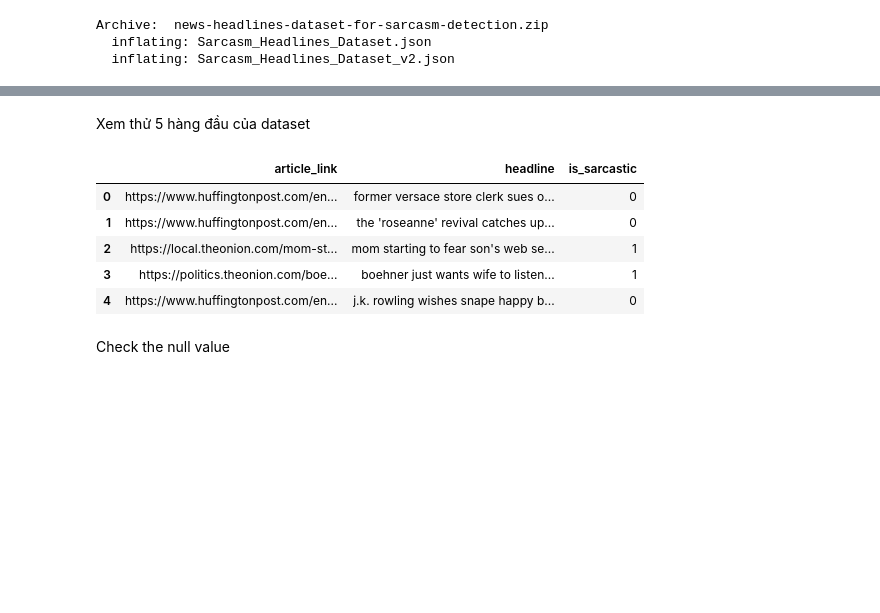
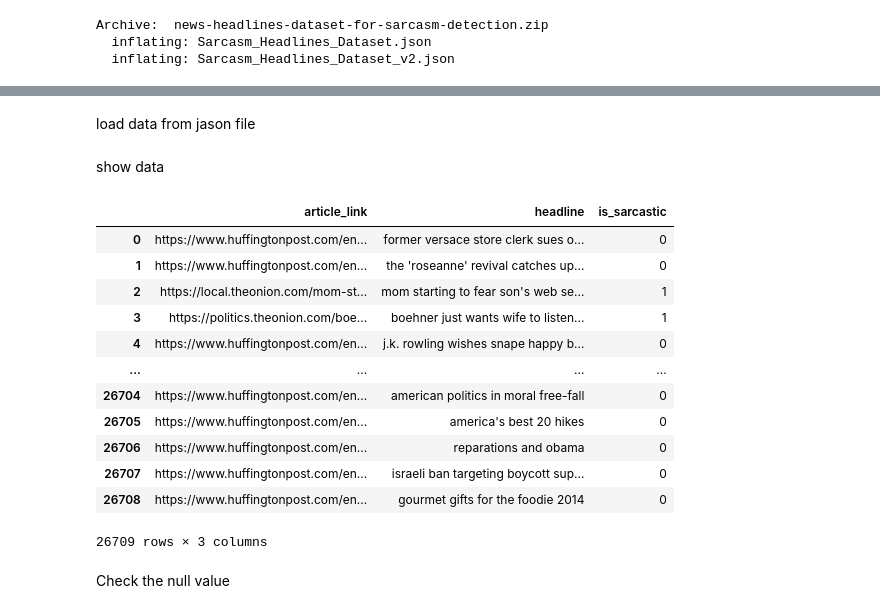
Before and after one commit to dangcaptkd/CS114.K21-, a Jupyter notebook: sarcasm_detection.ipynb, the cells around one changed output, grey strips where cells are left out. Saved outputs shown, nothing was run; the diff lists cells and outputs as text; code cells hidden in the pictures; blank space fills up the shorter version.

```diff
--- a/sarcasm_detection.ipynb
+++ b/sarcasm_detection.ipynb
@@ -35 +39,3 @@ from nltk.stem.porter import PorterStemmer
+# %% [markdown]
+load data from jason file
 # %%
@@ -37,15 +42,22 @@ from nltk.stem.porter import PorterStemmer
 data = pd.read_json('Sarcasm_Headlines_Dataset.json', lines = True)
-# %% [markdown]
-Xem thử 5 hàng đầu của dataset
+# %% [markdown]
+show data
 # %%
-data.head()
+data
 # %% [output]
 |  | article_link | headline | is_sarcastic |
 | 0 | https://www.huffingtonpost.com/en... | former versace store clerk sues o... | 0 |
 | 1 | https://www.huffingtonpost.com/en... | the 'roseanne' revival catches up... | 0 |
 | 2 | https://local.theonion.com/mom-st... | mom starting to fear son's web se... | 1 |
 | 3 | https://politics.theonion.com/boe... | boehner just wants wife to listen... | 1 |
 | 4 | https://www.huffingtonpost.com/en... | j.k. rowling wishes snape happy b... | 0 |
+| ... | ... | ... | ... |
+| 26704 | https://www.huffingtonpost.com/en... | american politics in moral free-fall | 0 |
+| 26705 | https://www.huffingtonpost.com/en... | america's best 20 hikes | 0 |
+| 26706 | https://www.huffingtonpost.com/en... | reparations and obama | 0 |
+| 26707 | https://www.huffingtonpost.com/en... | israeli ban targeting boycott sup... | 0 |
+| 26708 | https://www.huffingtonpost.com/en... | gourmet gifts for the foodie 2014 | 0 |
+26709 rows × 3 columns
 # %% [markdown]
 Check the null value
 # %%
```
Also changed, not shown: parts of 18 cells of this notebook.
